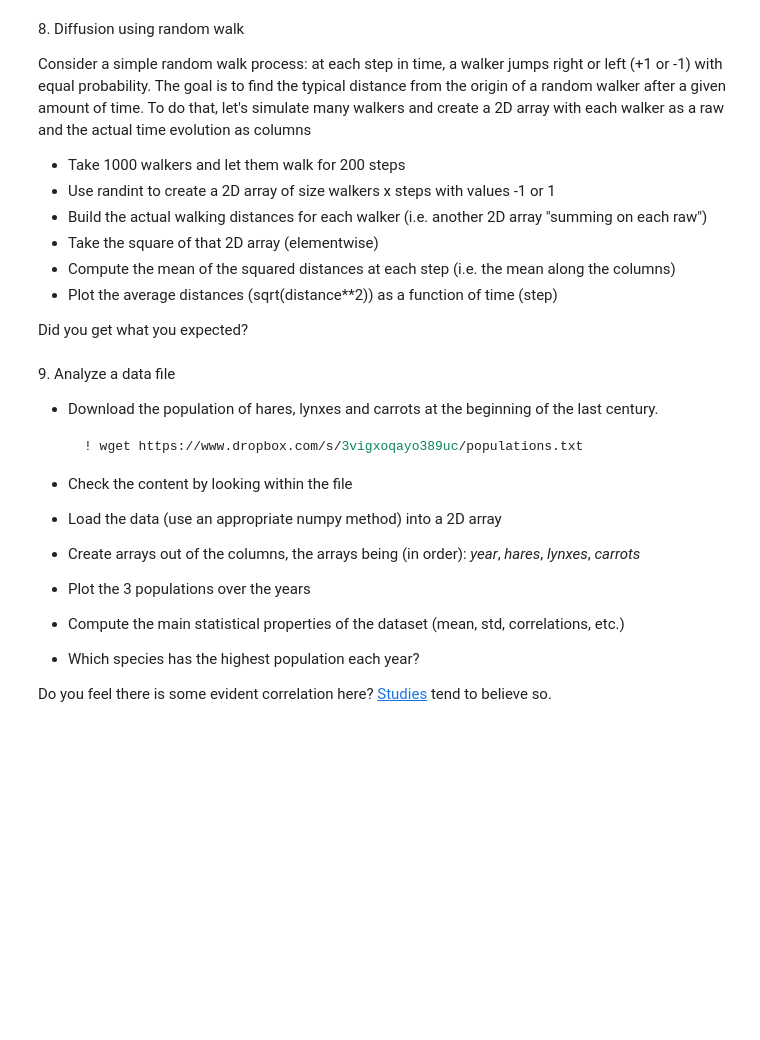
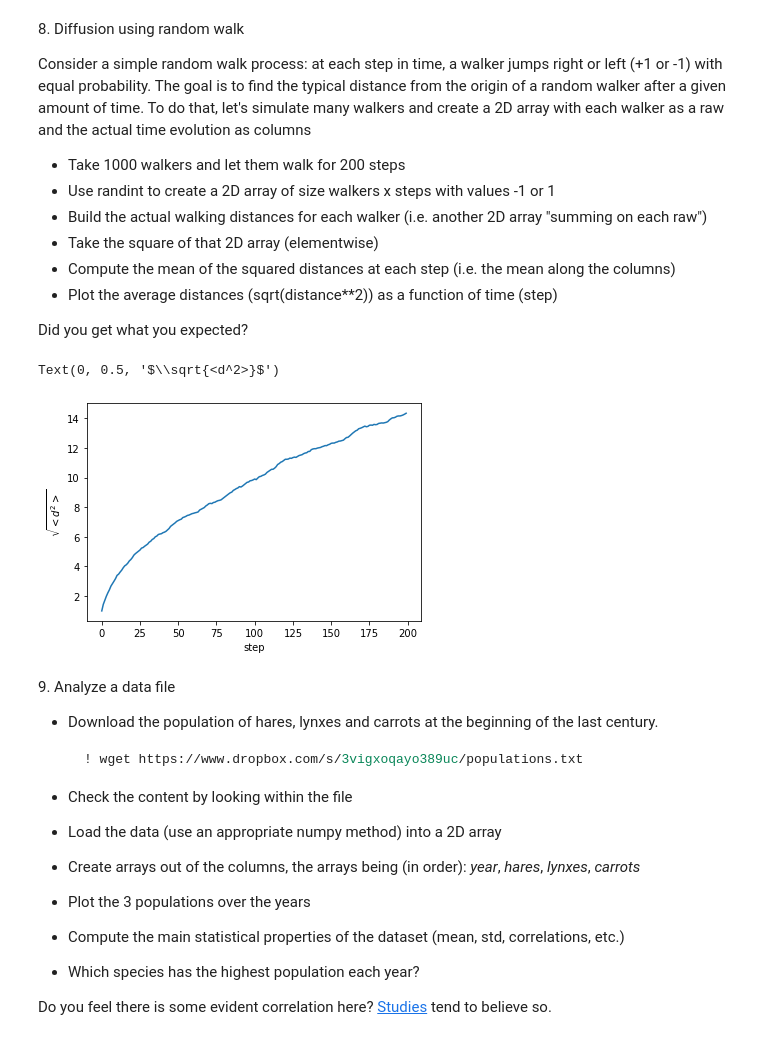
Before and after one commit to PhysicsOfData/LaboratoryOfComputationalPhysics_Y4, a Jupyter notebook: 03ex_Numpy.ipynb, the cells around one changed output. Drawn from its saved outputs; the diff is of its cells as text; code cells hidden in the pictures; blank space fills up the shorter version.

```diff
--- a/03ex_Numpy.ipynb
+++ b/03ex_Numpy.ipynb
@@ -272,6 +272,21 @@ To do that, let's simulate many walkers and create a 2D array with each walker a
   * Plot the average distances (sqrt(distance\*\*2)) as a function of time (step)
 
 Did you get what you expected?
+# %%
+replicas = 1000
+steps = 200
+randmatrix = np.zeros((replicas,steps))
+for i in range(randmatrix.shape[0]):
+    for j in range(randmatrix.shape[1]):
+        randmatrix[i,j]= np.random.choice([-1,1])
+rw=np.cumsum(randmatrix, axis=1)
+meanpos=np.sqrt(np.mean(np.square(rw), axis=0))
+plt.plot(np.arange(200),meanpos)
+plt.xlabel("step")
+plt.ylabel("$\sqrt{<d^2>}$")
+# %% [output]
+Text(0, 0.5, '$\\sqrt{<d^2>}$')
+[figure, added]
 # %% [markdown]
 9\. Analyze a data file
   * Download the population of hares, lynxes and carrots at the beginning of the last century.
```
Also changed, not shown: parts of 4 cells of this notebook.
